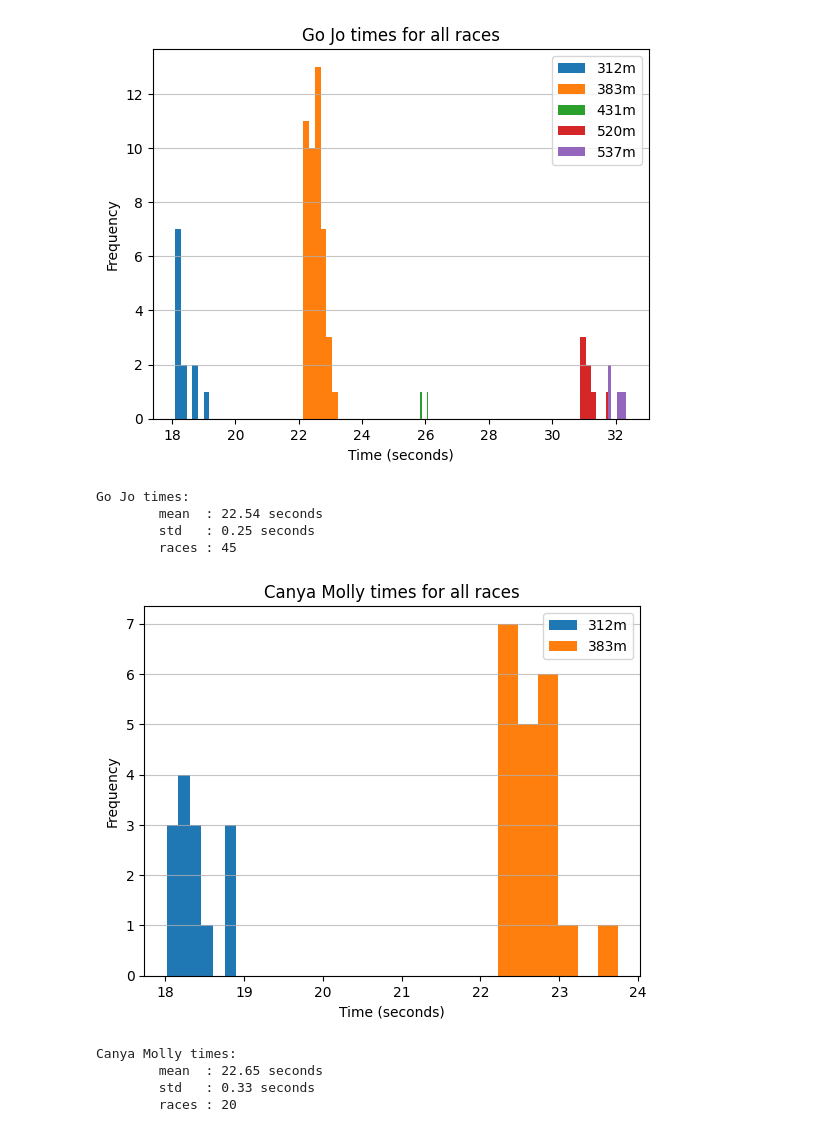
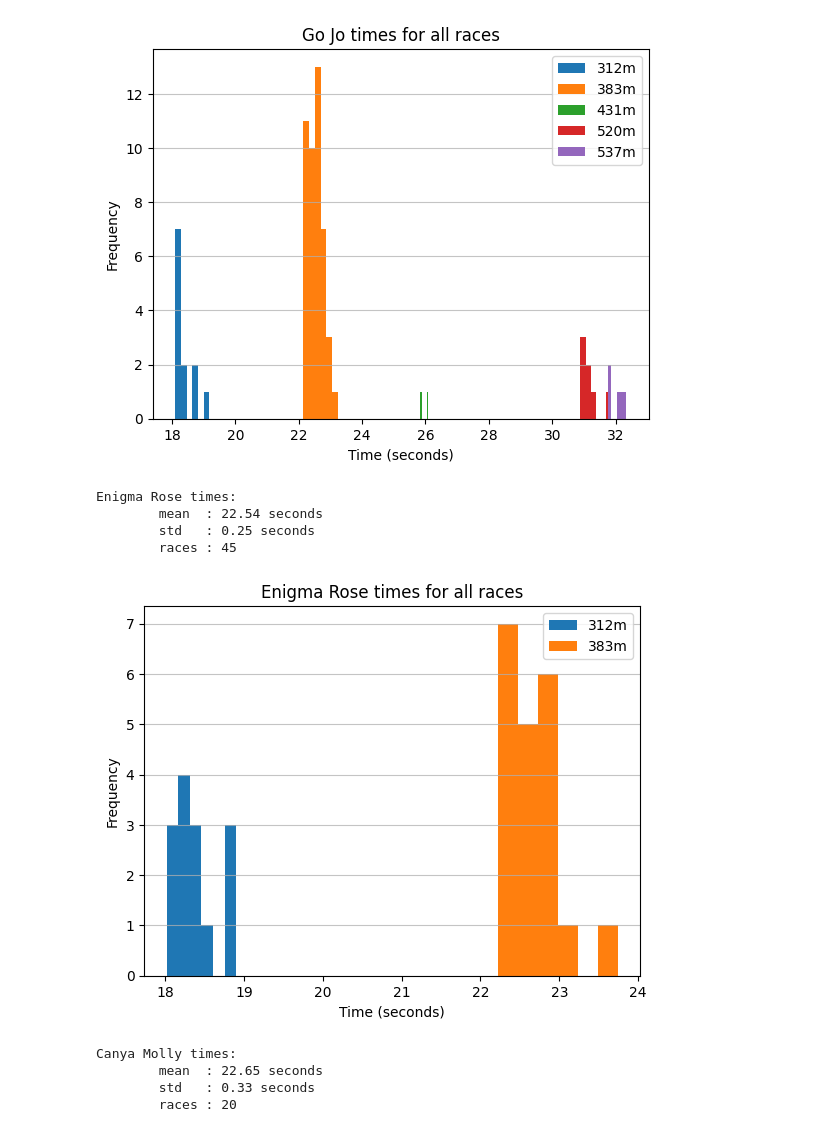
Before and after one commit to AkooshR/Greyhound-Racing-Model, a Jupyter notebook: main.ipynb, the cells around one changed output. Saved outputs shown, nothing was run; the diff lists cells and outputs as text; code cells hidden in the pictures.

```diff
--- a/main.ipynb
+++ b/main.ipynb
@@ -2,11 +2,11 @@
 import pandas as pd
 import matplotlib.pyplot as plt
 
-RUNNER_NAME = 'Go Jo'
+RUNNER_NAME1 = 'Go Jo'
 RACE_LENGTH = 383
 
 # Retrieving data on the Greyhound
-formatted_name = RUNNER_NAME.lower().replace(' ', '-')
+formatted_name = RUNNER_NAME1.lower().replace(' ', '-')
 
 url = f'https://www.thegreyhoundrecorder.com.au/greyhounds/{formatted_name}/'
 
@@ -20,7 +20,7 @@ dist_set = sorted(set(races['Dist']))
 for dist in dist_set:
     plt.hist(races[races['Dist'] == dist]['Time'], bins=6)
 
-plt.title(f'{RUNNER_NAME} times for all races')
+plt.title(f'{RUNNER_NAME1} times for all races')
 plt.legend([f'{dist}m' for dist in dist_set])
 plt.xlabel('Time (seconds)')
 plt.ylabel('Frequency')
@@ -29,54 +29,53 @@ plt.show()
 
 # Creating Normal Distribution for given race
 times = races[races['Dist'] == RACE_LENGTH]['Time']
-nd_mean = times.mean()
-nd_var, nd_std = times.var(), times.std()
+nd_mean1 = times.mean()
+nd_var1, nd_std1 = times.var(), times.std()
 print(f"{RUNNER_NAME} times: \
-      \n\tmean  : {nd_mean:.2f} seconds \
-      \n\tstd   : {nd_std:.2f} seconds \
+      \n\tmean  : {nd_mean1:.2f} seconds \
+      \n\tstd   : {nd_std1:.2f} seconds \
       \n\traces : {len(times)}")
 # %% [output]
 [figure]
-Go Jo times:
+Enigma Rose times:
         mean  : 22.54 seconds
         std   : 0.25 seconds
         races : 45
 # %%
-RUNNER_NAME = 'Canya Molly'
-RACE_LENGTH = 383
+RUNNER_NAME2 = 'Canya Molly'
 
 # Retrieving data on the Greyhound
-formatted_name = RUNNER_NAME.lower().replace(' ', '-')
+formatted_name = RUNNER_NAME2.lower().replace(' ', '-')
 
 url = f'https://www.thegreyhoundrecorder.com.au/greyhounds/{formatted_name}/'
 
 headers = {'User-Agent': 'Mozilla/5.0 (Windows NT 10.0; Win64; x64) AppleWebKit/537.36'}
 tables = pd.read_html(url, storage_options=headers)
 
 races = tables[2]
 dist_set = sorted(set(races['Dist']))
 
 # Plotting histograms for each race length in the past
 for dist in dist_set:
     plt.hist(races[races['Dist'] == dist]['Time'], bins=6)
 
 plt.title(f'{RUNNER_NAME} times for all races')
 plt.legend([f'{dist}m' for dist in dist_set])
 plt.xlabel('Time (seconds)')
 plt.ylabel('Frequency')
 plt.grid(axis='y', alpha=0.75)
 plt.show()
 
 # Creating Normal Distribution for given race
 times = races[races['Dist'] == RACE_LENGTH]['Time']
-nd_mean = times.mean()
-nd_var, nd_std = times.var(), times.std()
-print(f"{RUNNER_NAME} times: \
-      \n\tmean  : {nd_mean:.2f} seconds \
-      \n\tstd   : {nd_std:.2f} seconds \
+nd_mean2 = times.mean()
+nd_var2, nd_std2 = times.var(), times.std()
+print(f"{RUNNER_NAME2} times: \
+      \n\tmean  : {nd_mean2:.2f} seconds \
+      \n\tstd   : {nd_std2:.2f} seconds \
       \n\traces : {len(times)}")
 # %% [output]
-[figure, old version]
+[figure, new version]
 Canya Molly times:
         mean  : 22.65 seconds
         std   : 0.33 seconds
```
Also changed, not shown: parts of 2 cells of this notebook.
